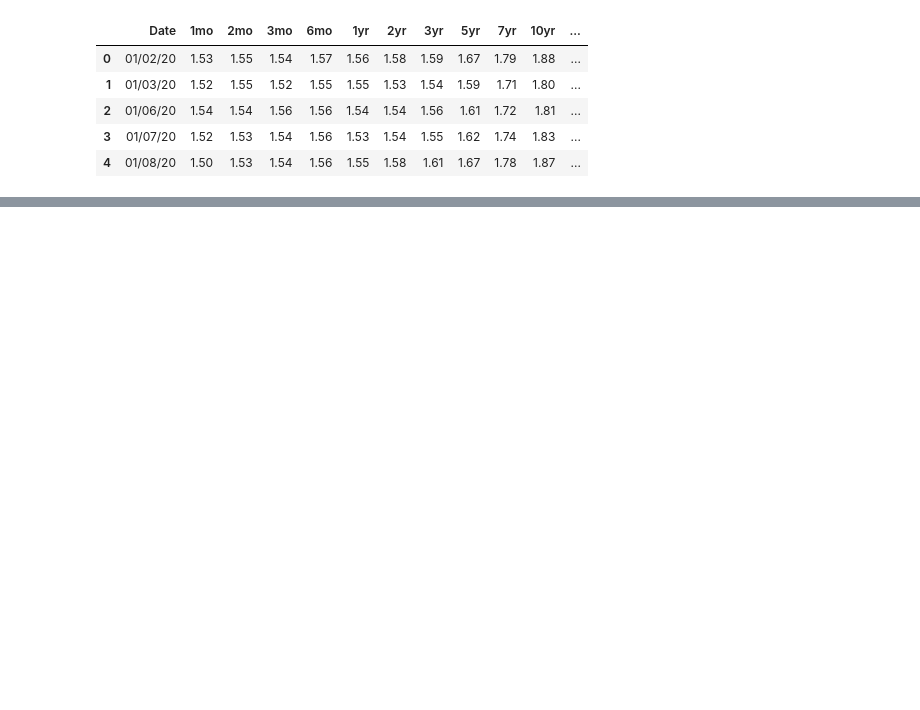
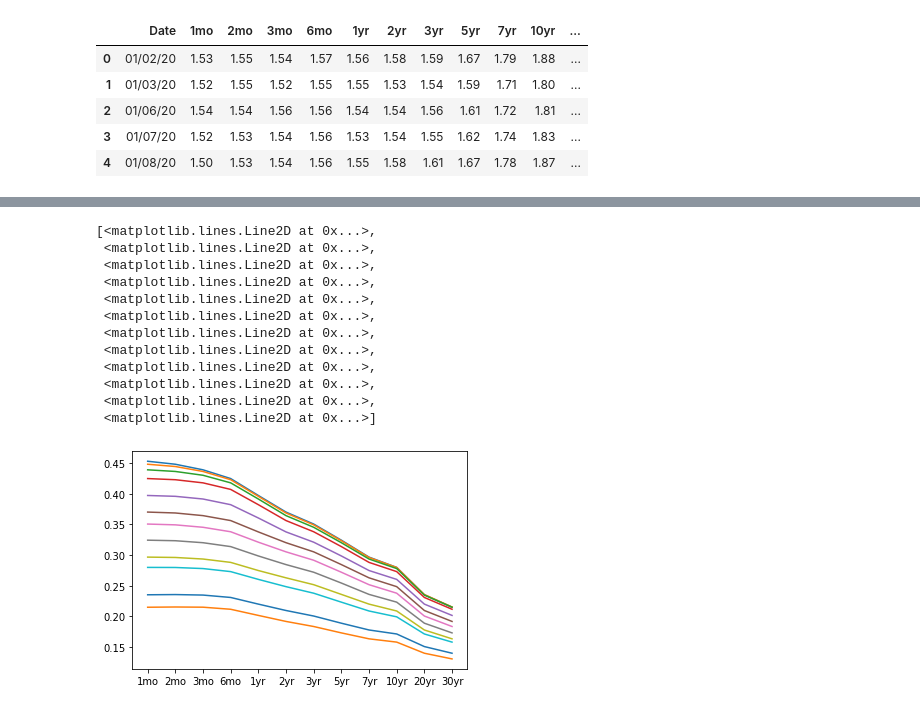
Before and after one commit to antonio-hickey/Economics, a Jupyter notebook: Yeild Curve/Data Exploration/Data_Exploration.ipynb, the cells around one changed output, grey strips where cells are left out. Drawn from its saved outputs; the diff is of its cells as text; code cells hidden in the pictures; blank space fills up the shorter version.

```diff
--- a/Yeild Curve/Data Exploration/Data_Exploration.ipynb
+++ b/Yeild Curve/Data Exploration/Data_Exploration.ipynb
@@ -33,0 +29,16 @@ plt.show()
+# %%
+plt.plot(data.cov())
+# %% [output]
+[<matplotlib.lines.Line2D at 0x...>,
+ <matplotlib.lines.Line2D at 0x...>,
+ <matplotlib.lines.Line2D at 0x...>,
+ <matplotlib.lines.Line2D at 0x...>,
+ <matplotlib.lines.Line2D at 0x...>,
+ <matplotlib.lines.Line2D at 0x...>,
+ <matplotlib.lines.Line2D at 0x...>,
+ <matplotlib.lines.Line2D at 0x...>,
+ <matplotlib.lines.Line2D at 0x...>,
+ <matplotlib.lines.Line2D at 0x...>,
+ <matplotlib.lines.Line2D at 0x...>,
+ <matplotlib.lines.Line2D at 0x...>]
+[figure, added]
```
Also changed, not shown: parts of 6 cells of this notebook.
